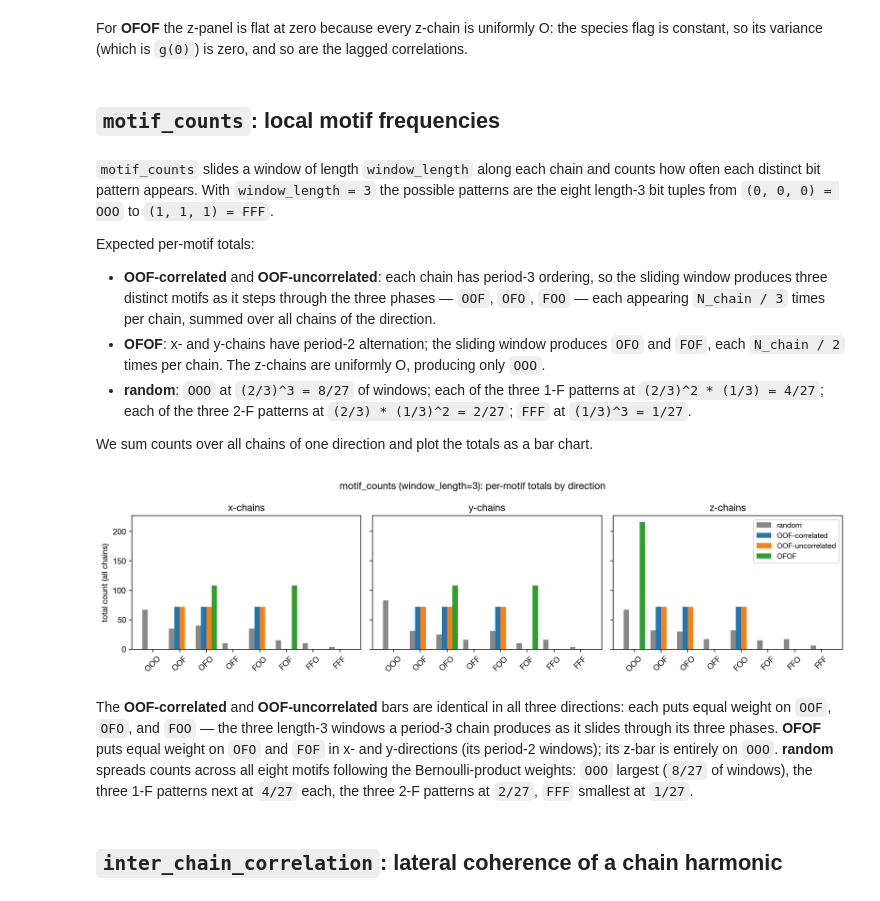
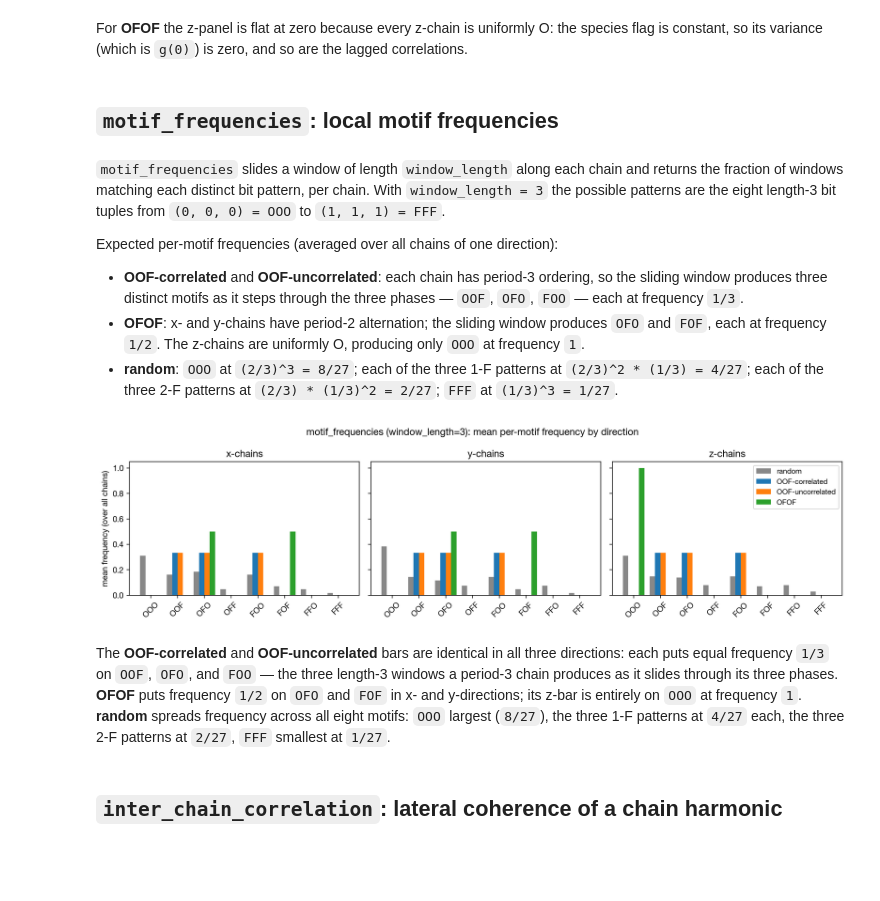
Before and after one commit to bjmorgan/chainorder, a Jupyter notebook: docs/tutorial.ipynb, the cells around one changed output. Drawn from its saved outputs; the diff is of its cells as text; code cells hidden in the pictures; blank space fills up the shorter version.

```diff
--- a/docs/tutorial.ipynb
+++ b/docs/tutorial.ipynb
@@ -215,74 +215,73 @@ For **OFOF** the z-panel is flat at zero because every z-chain is
 uniformly O: the species flag is constant, so its variance (which is
 `g(0)`) is zero, and so are the lagged correlations.
 # %% [markdown]
-## `motif_counts`: local motif frequencies
+## `motif_frequencies`: local motif frequencies
 # %% [markdown]
-`motif_counts` slides a window of length `window_length` along each
-chain and counts how often each distinct bit pattern appears. With
-`window_length = 3` the possible patterns are the eight length-3
-bit tuples from `(0, 0, 0) = OOO` to `(1, 1, 1) = FFF`.
+`motif_frequencies` slides a window of length `window_length` along
+each chain and returns the fraction of windows matching each
+distinct bit pattern, per chain. With `window_length = 3` the
+possible patterns are the eight length-3 bit tuples from
+`(0, 0, 0) = OOO` to `(1, 1, 1) = FFF`.
 
-Expected per-motif totals:
+Expected per-motif frequencies (averaged over all chains of one
+direction):
 
 - **OOF-correlated** and **OOF-uncorrelated**: each chain has
   period-3 ordering, so the sliding window produces three distinct
   motifs as it steps through the three phases — `OOF`, `OFO`,
-  `FOO` — each appearing `N_chain / 3` times per chain, summed
-  over all chains of the direction.
+  `FOO` — each at frequency `1/3`.
 - **OFOF**: x- and y-chains have period-2 alternation; the sliding
-  window produces `OFO` and `FOF`, each `N_chain / 2` times per
-  chain. The z-chains are uniformly O, producing only `OOO`.
-- **random**: `OOO` at `(2/3)^3 = 8/27` of windows; each of the
-  three 1-F patterns at `(2/3)^2 * (1/3) = 4/27`; each of the three
-  2-F patterns at `(2/3) * (1/3)^2 = 2/27`; `FFF` at
-  `(1/3)^3 = 1/27`.
-
-We sum counts over all chains of one direction and plot the totals
-as a bar chart.
+  window produces `OFO` and `FOF`, each at frequency `1/2`. The
+  z-chains are uniformly O, producing only `OOO` at frequency `1`.
+- **random**: `OOO` at `(2/3)^3 = 8/27`; each of the three 1-F
+  patterns at `(2/3)^2 * (1/3) = 4/27`; each of the three 2-F
+  patterns at `(2/3) * (1/3)^2 = 2/27`; `FFF` at `(1/3)^3 = 1/27`.
 # %%
 w = 3
 all_motifs = {
     (0, 0, 0): "OOO",
     (0, 0, 1): "OOF",
     (0, 1, 0): "OFO",
     (0, 1, 1): "OFF",
     (1, 0, 0): "FOO",
     (1, 0, 1): "FOF",
     (1, 1, 0): "FFO",
     (1, 1, 1): "FFF",
 }
 motif_order = list(all_motifs.keys())
 
 fig, axes = plt.subplots(1, 3, figsize=(13, 3.5), sharey=True)
 for ax, direction, view_attr in zip(axes, "xyz", ("x", "y", "z")):
     ax.set_title(f"{direction}-chains")
     x_positions = np.arange(len(motif_order))
     bar_width = 0.2
     for i, name in enumerate(labels):
         view = getattr(structures[name], view_attr)
-        counts = order_params.motif_counts(view, window_length=w)
-        totals = [counts.get(m, np.zeros_like(view[..., 0])).sum() for m in motif_order]
-        ax.bar(x_positions + i * bar_width - 1.5 * bar_width, totals,
+        freqs = order_params.motif_frequencies(view, window_length=w)
+        # Mean across all chains of the direction (lateral plane).
+        means = [freqs.get(m, np.zeros((view.shape[0], view.shape[1]))).mean()
+                 for m in motif_order]
+        ax.bar(x_positions + i * bar_width - 1.5 * bar_width, means,
                width=bar_width, label=name, color=colors[name])
     ax.set_xticks(x_positions)
     ax.set_xticklabels([all_motifs[m] for m in motif_order], rotation=45)
-axes[0].set_ylabel("total count (all chains)")
+axes[0].set_ylabel("mean frequency (over all chains)")
 axes[-1].legend(loc="upper right", fontsize=9)
-fig.suptitle("motif_counts (window_length=3): per-motif totals by direction")
+fig.suptitle("motif_frequencies (window_length=3): mean per-motif frequency by direction")
 fig.tight_layout()
 plt.show()
 # %% [output]
-[figure, old version]
+[figure, new version]
 # %% [markdown]
 The **OOF-correlated** and **OOF-uncorrelated** bars are identical
-in all three directions: each puts equal weight on `OOF`, `OFO`,
-and `FOO` — the three length-3 windows a period-3 chain produces
-as it slides through its three phases. **OFOF** puts equal weight
-on `OFO` and `FOF` in x- and y-directions (its period-2 windows);
-its z-bar is entirely on `OOO`. **random** spreads counts across
-all eight motifs following the Bernoulli-product weights: `OOO`
-largest (`8/27` of windows), the three 1-F patterns next at `4/27`
-each, the three 2-F patterns at `2/27`, `FFF` smallest at `1/27`.
+in all three directions: each puts equal frequency `1/3` on `OOF`,
+`OFO`, and `FOO` — the three length-3 windows a period-3 chain
+produces as it slides through its three phases. **OFOF** puts
+frequency `1/2` on `OFO` and `FOF` in x- and y-directions; its
+z-bar is entirely on `OOO` at frequency `1`. **random** spreads
+frequency across all eight motifs: `OOO` largest (`8/27`), the
+three 1-F patterns at `4/27` each, the three 2-F patterns at
+`2/27`, `FFF` smallest at `1/27`.
 # %% [markdown]
 ## `inter_chain_correlation`: lateral coherence of a chain harmonic
 # %% [markdown]
```
Also changed, not shown: parts of 1 cell of this notebook, 4 other files.
